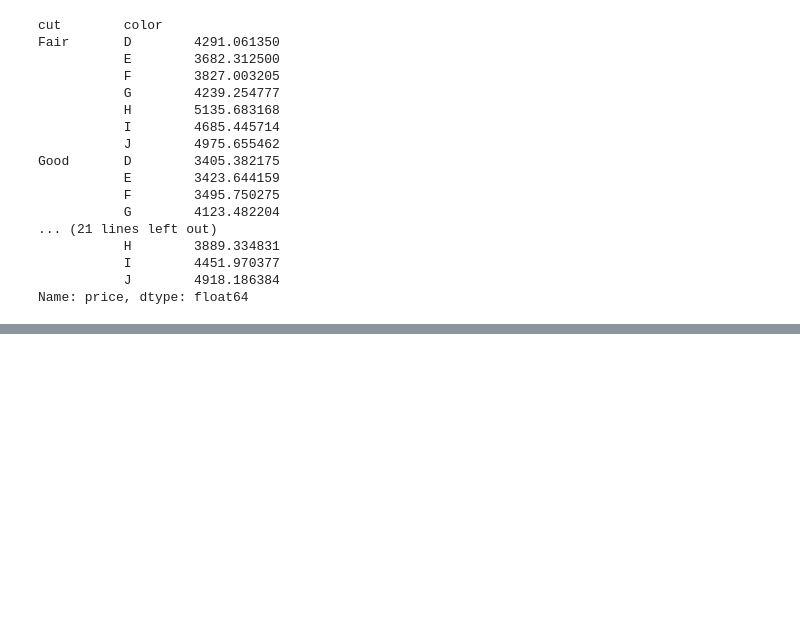
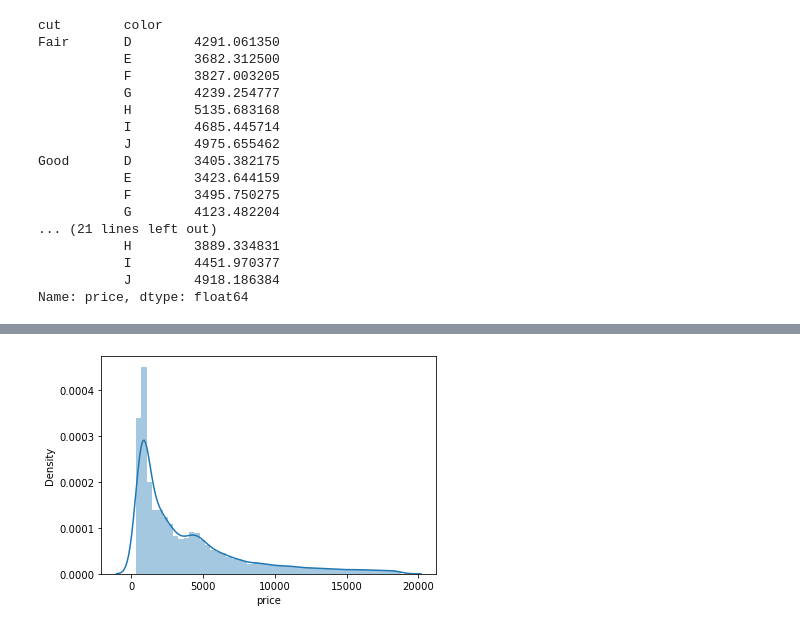
Before and after one commit to suedabilen/datascience-practice, a Jupyter notebook: verigorsellestirme.ipynb, the cells around one changed output, grey strips where cells are left out. Cells and saved outputs as stored; diff of their text form; code cells hidden in the pictures; blank space fills up the shorter version.

```diff
--- a/verigorsellestirme.ipynb
+++ b/verigorsellestirme.ipynb
@@ -553,0 +613,4 @@ Name: price, dtype: float64
+# %%
+sns.distplot(df.price);
+# %% [output]
+[figure, added]
```
Also changed, not shown: parts of 36 cells of this notebook.
